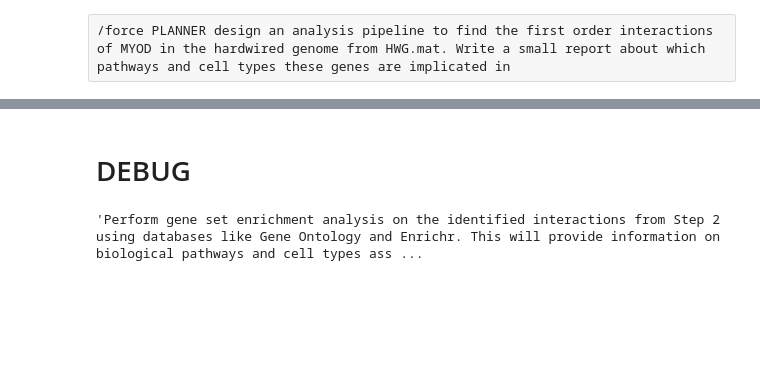
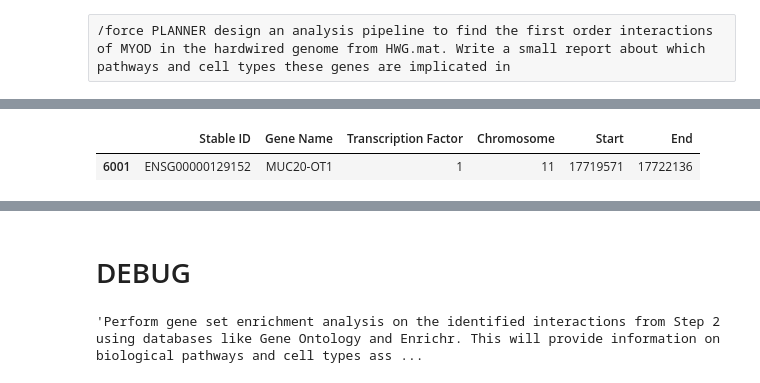
Before and after one commit to Jpickard1/BRAD, a Jupyter notebook: tutorials/planner/planner.ipynb, the cells around one changed output, grey strips where cells are left out. Saved outputs shown, nothing was run; the diff lists cells and outputs as text; code cells hidden in the pictures; blank space fills up the shorter version.

```diff
--- a/tutorials/planner/planner.ipynb
+++ b/tutorials/planner/planner.ipynb
@@ -136,0 +162,5 @@ This output should be exactly one line and no longer. Stop the response after th
+# %%
+df[df['Stable ID'] == 'ENSG00000129152']
+# %% [output]
+|  | Stable ID | Gene Name | Transcription Factor | Chromosome | Start | End |
+| 6001 | ENSG00000129152 | MUC20-OT1 | 1 | 11 | 17719571 | 17722136 |
```
Also changed, not shown: parts of 18 cells of this notebook, 8 other files.
